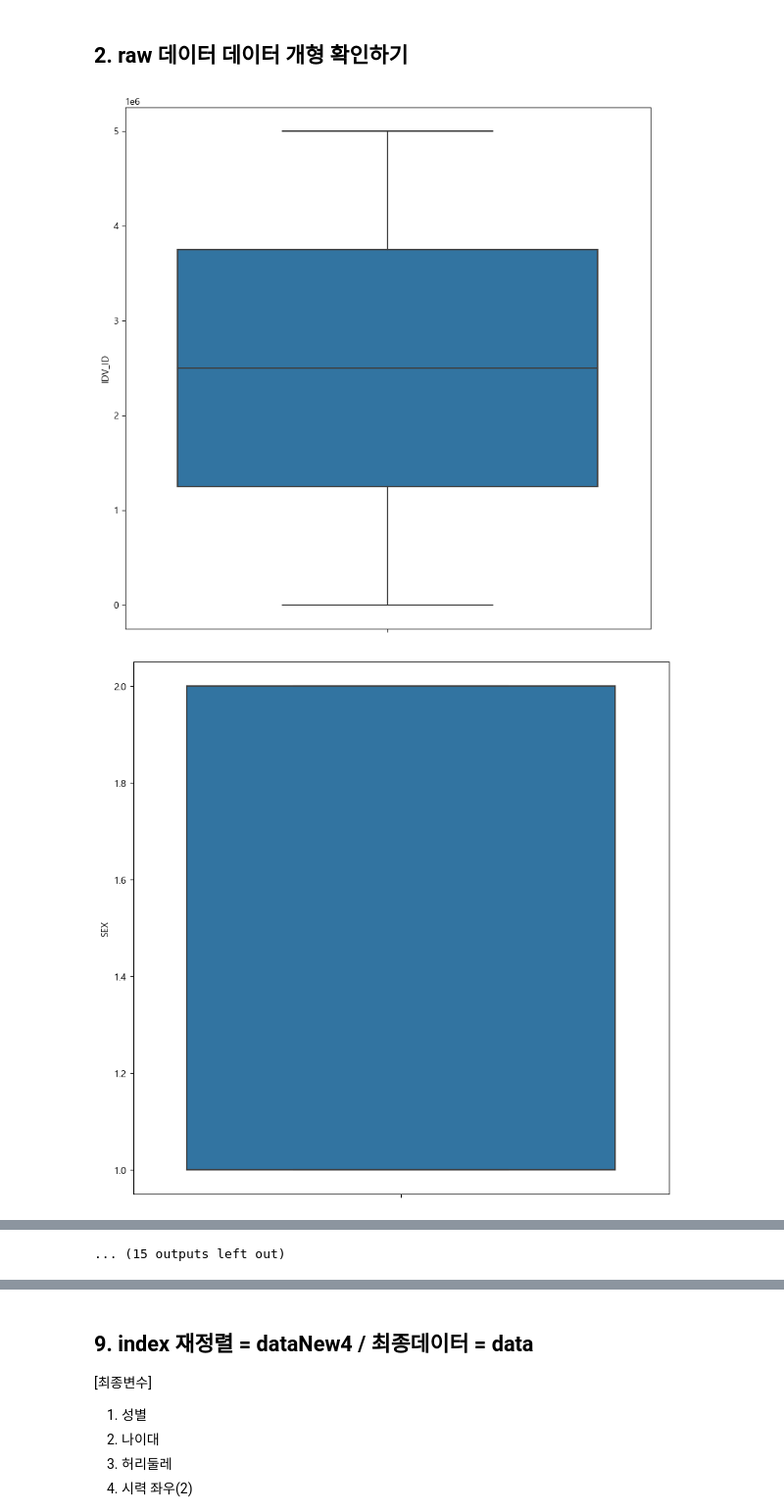
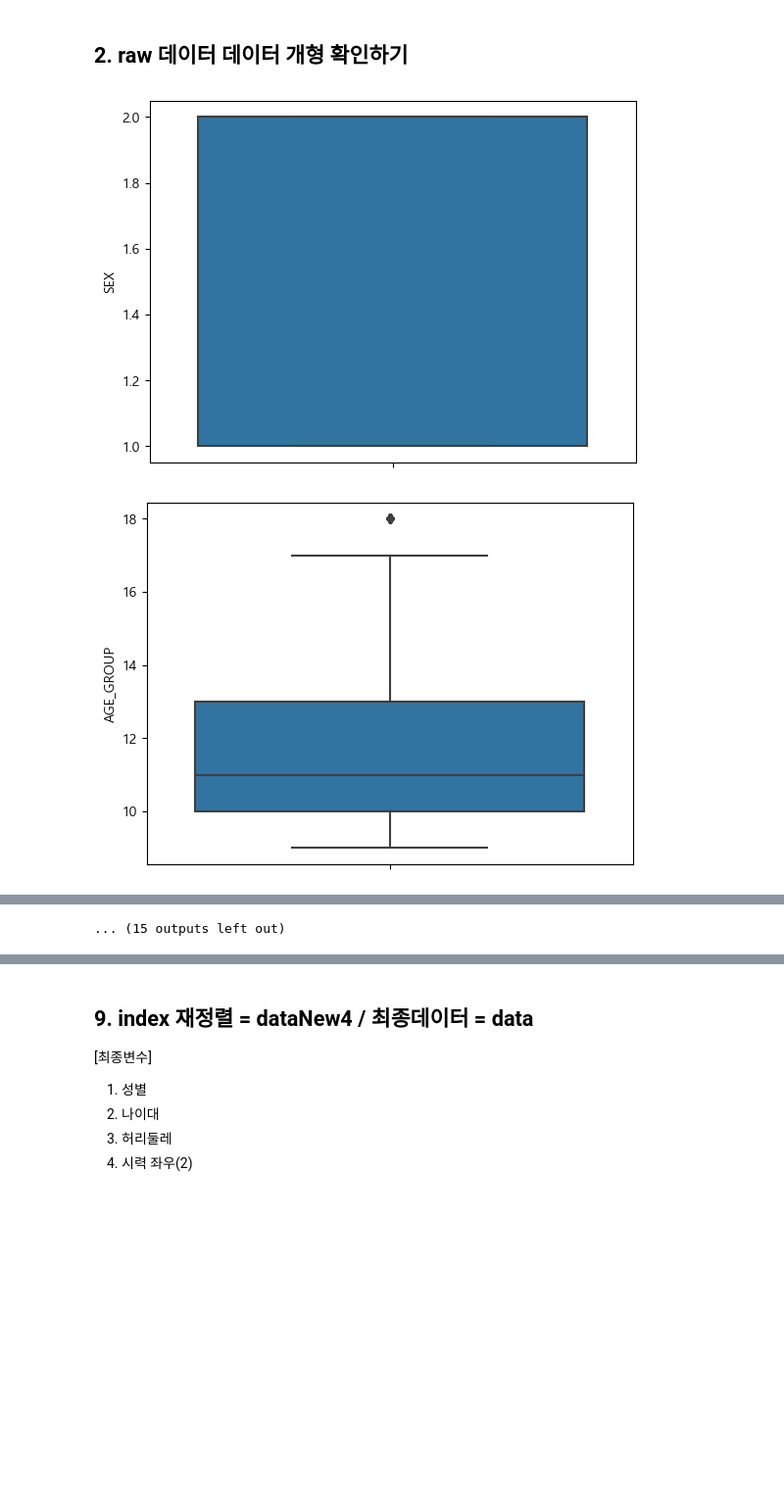
Before and after one commit to dongwan97/Smoking-Prediction-Model, a Jupyter notebook: code/EDA-XGBoost.ipynb, the cells around one changed output, grey strips where cells are left out. Shown: that part at 98% size. Saved outputs shown, nothing was run; the diff lists cells and outputs as text; code cells hidden in the pictures; blank space fills up the shorter version.

```diff
--- a/code/EDA-XGBoost.ipynb
+++ b/code/EDA-XGBoost.ipynb
@@ -28,21 +28,21 @@ data.describe()
 # %%
 import matplotlib.pyplot as plt
 import seaborn as sns
 plt.rcParams['font.family'] ='Malgun Gothic'
 plt.rcParams['axes.unicode_minus'] =False
 
 # 위에서 주어진 리스트를 그대로 사용
-columns = [ 'IDV_ID', 'SEX', 'AGE_GROUP', 'HEIGHT', 'WEIGHT',
+columns = [ 'SEX', 'AGE_GROUP', 'HEIGHT', 'WEIGHT',
        'WAIST', 'SIGHT_LEFT', 'SIGHT_RIGHT', 'HEAR_LEFT', 'HEAR_RIGHT',
        'BP_HIGH', 'BP_LWST', 'BLDS', 'TOT_CHOLE', 'TRIGLYCERIDE', 'HDL_CHOLE',
        'LDL_CHOLE', 'HMG', 'OLIG_PROTE_CD', 'CREATININE', 'SGOT_AST',
        'SGPT_ALT', 'GAMMA_GTP', 'SMK_STAT_TYPE_CD', 'DRK_YN',
-        'CRS_YN', 'TTR_YN']
+        'CRS_YN', 'TTR_YN','BMI']
 
 # for 문을 사용하여 각각의 boxplot 그리기
 for i in columns:
     sns.boxplot(y=i, data=data)
     plt.show()
 # %% [output]
-[figure, old version]
+[figure, new version]
-[figure, old version]
+[figure, new version]
```
Also changed, not shown: parts of 45 cells of this notebook, 3 other files.
